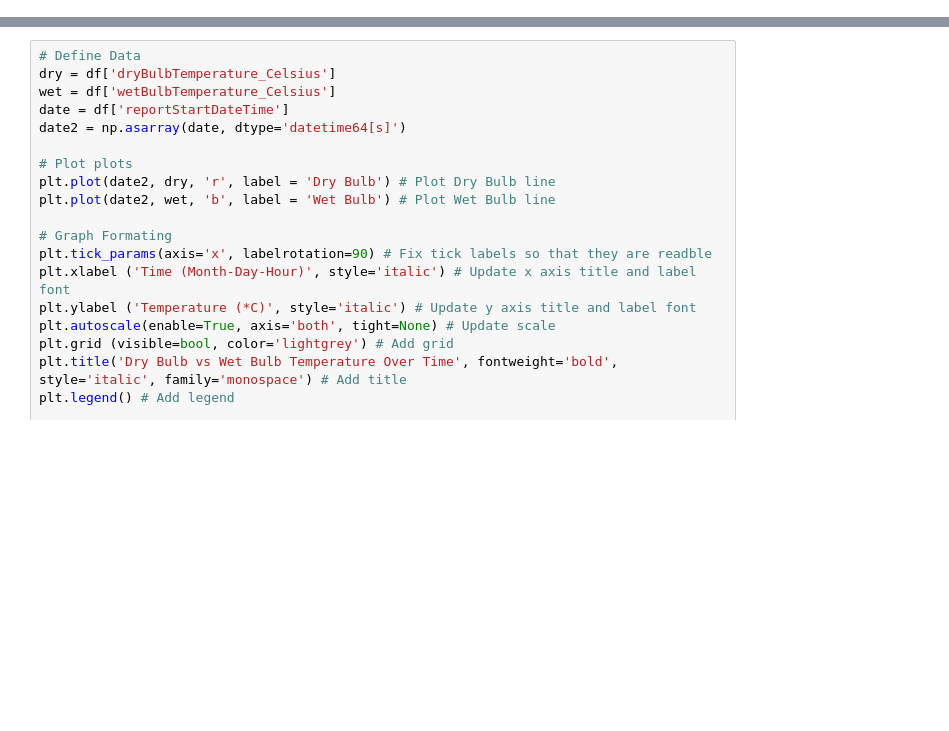
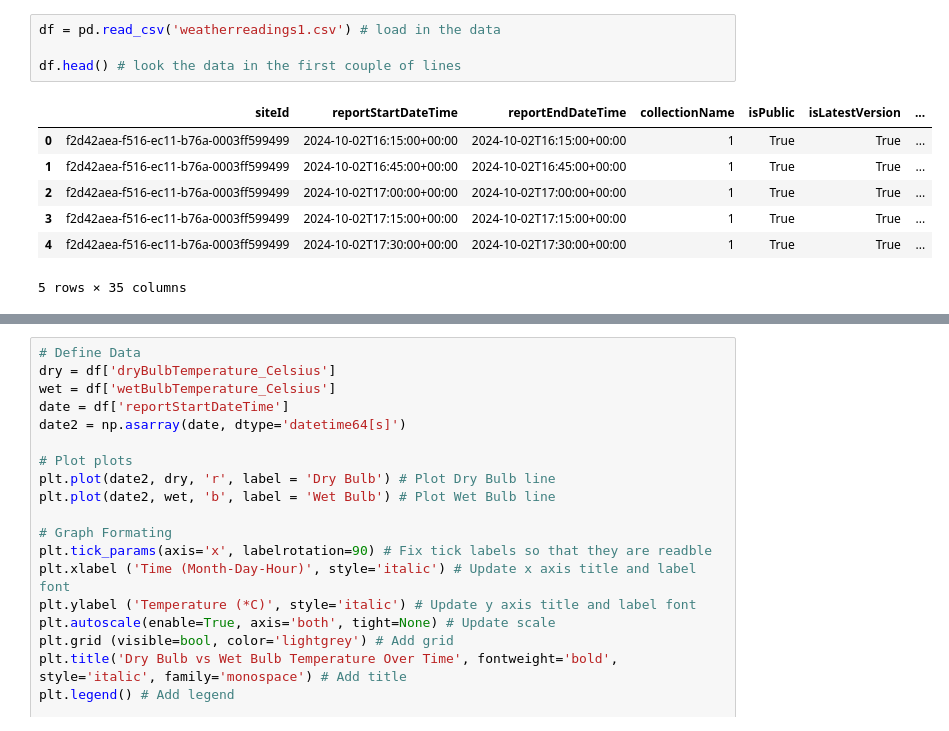
Before and after one commit to NeilTynan/4369, a Jupyter notebook: assignments/assignment 2/assignment2-weather.ipynb, the cells around one changed output, grey strips where cells are left out. Saved outputs shown, nothing was run; the diff lists cells and outputs as text; blank space fills up the shorter version.

```diff
--- a/assignments/assignment 2/assignment2-weather.ipynb
+++ b/assignments/assignment 2/assignment2-weather.ipynb
@@ -8,0 +16,12 @@ df = pd.read_csv('weatherreadings1.csv')
+# %%
+df = pd.read_csv('weatherreadings1.csv') # load in the data
+
+df.head() # look the data in the first couple of lines
+# %% [output]
+|  | siteId | reportStartDateTime | reportEndDateTime | collectionName | isPublic | isLatestVersion | ... |
+| 0 | f2d42aea-f516-ec11-b76a-0003ff599499 | 2024-10-02T16:15:00+00:00 | 2024-10-02T16:15:00+00:00 | 1 | True | True | ... |
+| 1 | f2d42aea-f516-ec11-b76a-0003ff599499 | 2024-10-02T16:45:00+00:00 | 2024-10-02T16:45:00+00:00 | 1 | True | True | ... |
+| 2 | f2d42aea-f516-ec11-b76a-0003ff599499 | 2024-10-02T17:00:00+00:00 | 2024-10-02T17:00:00+00:00 | 1 | True | True | ... |
+| 3 | f2d42aea-f516-ec11-b76a-0003ff599499 | 2024-10-02T17:15:00+00:00 | 2024-10-02T17:15:00+00:00 | 1 | True | True | ... |
+| 4 | f2d42aea-f516-ec11-b76a-0003ff599499 | 2024-10-02T17:30:00+00:00 | 2024-10-02T17:30:00+00:00 | 1 | True | True | ... |
+5 rows × 35 columns
```
Also changed, not shown: parts of 9 cells of this notebook.
